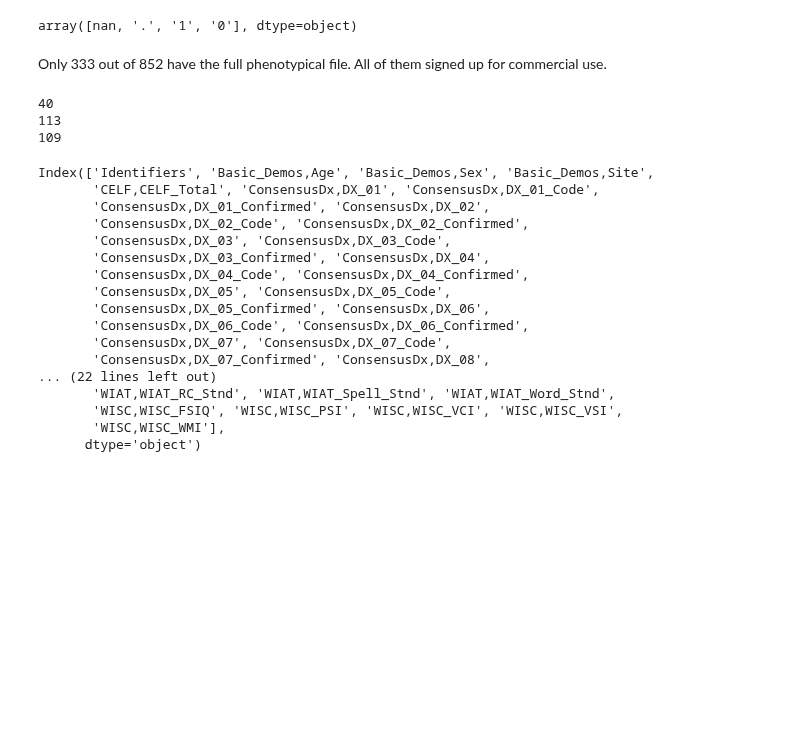
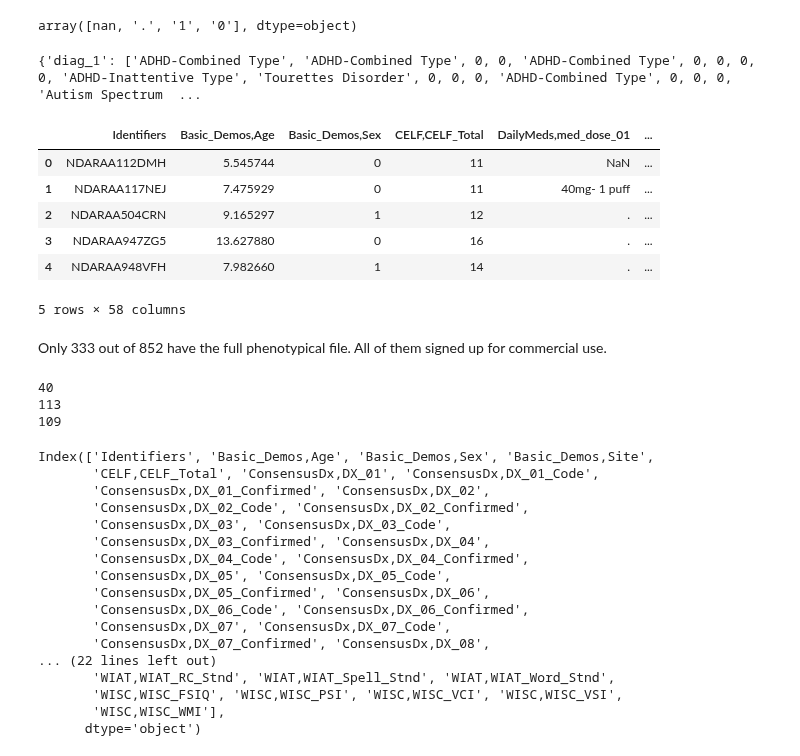
Before and after one commit to cristinarainich/Child-Mind-Institute-Project, a Jupyter notebook: Pheno_data.ipynb, the cells around one changed output. Drawn from its saved outputs; the diff is of its cells as text; code cells hidden in the pictures; blank space fills up the shorter version.

```diff
--- a/Pheno_data.ipynb
+++ b/Pheno_data.ipynb
@@ -327,3 +371,43 @@ array([nan, '.', '1', '0'], dtype=object)
+# %%
+all_diagnosis = {}
+for i in range(1, 10):
+    all_diagnosis['diag_%s' % i] = diagnosis(data_pheno, i)
+print(all_diagnosis)
+# %% [output]
+{'diag_1': ['ADHD-Combined Type', 'ADHD-Combined Type', 0, 0, 'ADHD-Combined Type', 0, 0, 0, 0, 'ADHD-Inattentive Type', 'Tourettes Disorder', 0, 0, 0, 'ADHD-Combined Type', 0, 0, 0, 'Autism Spectrum  ...
+# %%
+all_in_one = []
+for i in range(0, data_pheno.shape[0]):
+  kk = []
+  for sublist in all_diagnosis:
+    kk.append(all_diagnosis[sublist][i])
+  all_in_one.append(kk)
+# %%
+data_pheno['Diagnosis'] = all_in_one
+# %%
+# work on Site column
+data_pheno.drop(['Basic_Demos,Site'], axis=1, inplace=True)
+# %%
+for i in range(1,10):
+  name_diag = 'ConsensusDx,DX_0' + str(i)
+  name_conf = 'ConsensusDx,DX_0' + str(i) + '_Confirmed'
+  name_code = 'ConsensusDx,DX_0' + str(i) + '_Code'
+  data_pheno.drop([name_diag], axis=1, inplace=True)
+  data_pheno.drop([name_conf], axis=1, inplace=True)
+  data_pheno.drop([name_code], axis=1, inplace=True)
+data_pheno.drop(['ConsensusDx,DX_10'], axis=1, inplace=True)
+data_pheno.drop(['ConsensusDx,DX_10_Code'], axis=1, inplace=True)
+data_pheno.drop(['ConsensusDx,DX_10_Confirmed'], axis=1, inplace=True)
+# %%
+data_pheno.head()
+# %% [output]
+|  | Identifiers | Basic_Demos,Age | Basic_Demos,Sex | CELF,CELF_Total | DailyMeds,med_dose_01 | ... |
+| 0 | NDARAA112DMH | 5.545744 | 0 | 11 | NaN | ... |
+| 1 | NDARAA117NEJ | 7.475929 | 0 | 11 | 40mg- 1 puff | ... |
+| 2 | NDARAA504CRN | 9.165297 | 1 | 12 | . | ... |
+| 3 | NDARAA947ZG5 | 13.627880 | 0 | 16 | . | ... |
+| 4 | NDARAA948VFH | 7.982660 | 1 | 14 | . | ... |
+5 rows × 58 columns
 # %%
 diag1 = data['ConsensusDx,DX_01'].values
 conf1 = data['ConsensusDx,DX_01'].values
```
Also changed, not shown: parts of 4 cells of this notebook.
